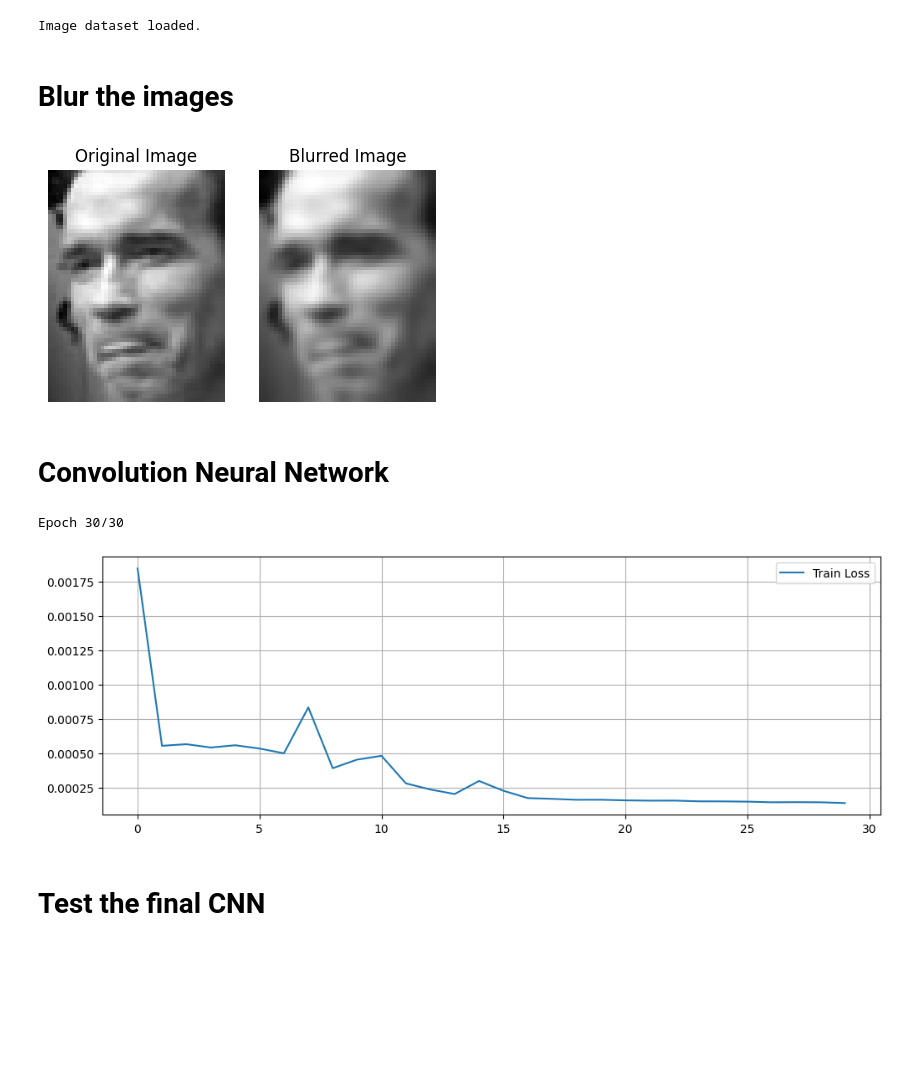
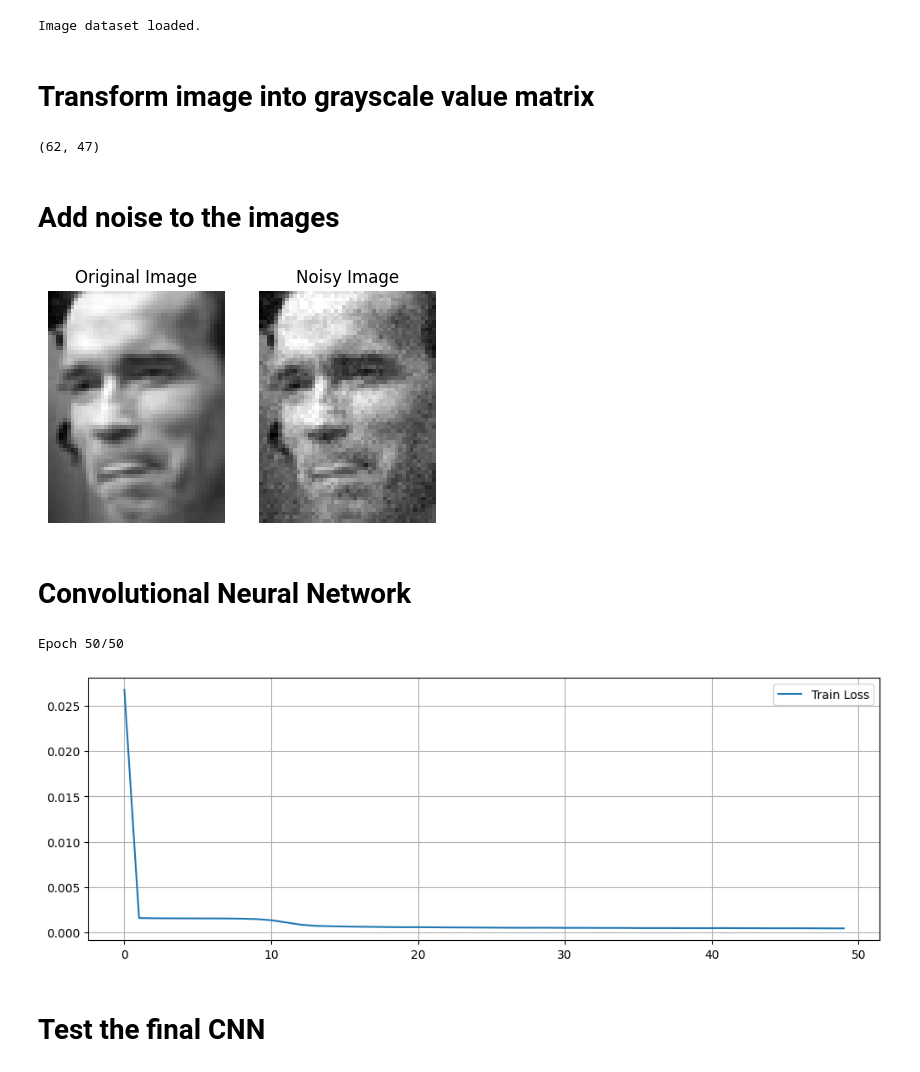
Before and after one commit to AdrienMarch/Hanon, a Jupyter notebook: Hanon.ipynb, the cells around one changed output. Cells and saved outputs as stored; diff of their text form; code cells hidden in the pictures; blank space fills up the shorter version.

```diff
--- a/Hanon.ipynb
+++ b/Hanon.ipynb
@@ -50,3 +50,9 @@ except Exception as e:
     print("Image dataset saved.")
 # %% [output]
 Image dataset loaded.
+# %% [markdown]
+# Transform image into grayscale value matrix
+# %%
+np.shape(img[1])
+# %% [output]
+(62, 47)
@@ -53,25 +73,31 @@ Image dataset loaded.
 # %% [markdown]
-# Blur the images
+# Add noise to the images
 # %%
-# GaussianBlur(image, kernel size, sigma)
-# sigma = 0 means that it is calculated from the kernel size
-img_blurred = np.array([cv2.GaussianBlur(image, (5, 5), 0) for image in img])
+def add_noise(image, noise_factor=0.5):
+    noise = np.random.randn(*image.shape) * noise_factor
+    noisy_image = image + noise
+    return np.clip(noisy_image, 0, 255).astype(np.uint8)
+
+img_noisy = np.zeros_like(img_grayscale)
+
+for i in range(len(img_grayscale)):
+    img_noisy[i] = add_noise(img_grayscale[i], noise_factor=10)
 # %%
 plt.figure(figsize=(5, 5))
 
 plt.subplot(1, 2, 1)
 plt.title("Original Image")
-plt.imshow(img[1], cmap='gray')
+plt.imshow(img_grayscale[1], cmap='gray')
 plt.axis('off')
 
 plt.subplot(1, 2, 2)
-plt.title("Blurred Image")
-plt.imshow(img_blurred[1], cmap='gray')
+plt.title("Noisy Image")
+plt.imshow(img_noisy[1], cmap='gray')
 plt.axis('off')
 
 plt.show()
 # %% [output]
-[figure, old version]
+[figure, new version]
 # %% [markdown]
-# Convolution Neural Network
+# Convolutional Neural Network
 # %%
@@ -121,43 +217,20 @@ test_loader = DataLoader(test_dataset, batch_size=32, shuffle=False)
 # %%
-# Simple working CNN backbone for denoising (no pooling - preserves dimensions)
-cnn_backbone = nn.Sequential(
-    # Encoder
-    nn.Conv2d(1, 16, 3, padding=1),  # 1 channel (grayscale), keep size
-    nn.ReLU(),
-    nn.Conv2d(16, 32, 3, padding=1),
-    nn.ReLU(),
-    nn.Conv2d(32, 64, 3, padding=1),
-    nn.ReLU(),
-
-    # Decoder
-    nn.Conv2d(64, 32, 3, padding=1),
-    nn.ReLU(),
-    nn.Conv2d(32, 16, 3, padding=1),
-    nn.ReLU(),
-    nn.Conv2d(16, 1, 3, padding=1),  # Back to 1 channel output
-).to(device)
-
-# Use MSE loss
-#loss_fn = nn.MSELoss()
-loss_fn = nn.L1Loss()
-optimizer = torch.optim.Adam(cnn_backbone.parameters(), lr=1e-3)
-
 # Training loop (simplified - just track loss, not accuracy)
 epochs = 50
 train_losses = []
 for t in range(epochs):
     print(f"Epoch {t+1}/{epochs}", end="\r")
-    train_loss = train(train_loader, cnn_backbone, loss_fn, optimizer)
+    train_loss = train(train_loader, cnn, loss_fn, optimizer)
     train_losses.append(train_loss)
 
 plt.figure(figsize=(12, 4))
 plt.plot(train_losses, label='Train Loss')
 plt.legend()
 plt.grid()
 plt.show()
 # %% [output]
-Epoch 30/30
+Epoch 50/50
-[figure, old version]
+[figure, new version]
 # %% [markdown]
 # Test the final CNN
 # %%
```
Also changed, not shown: parts of 5 cells of this notebook, 1 other file.
